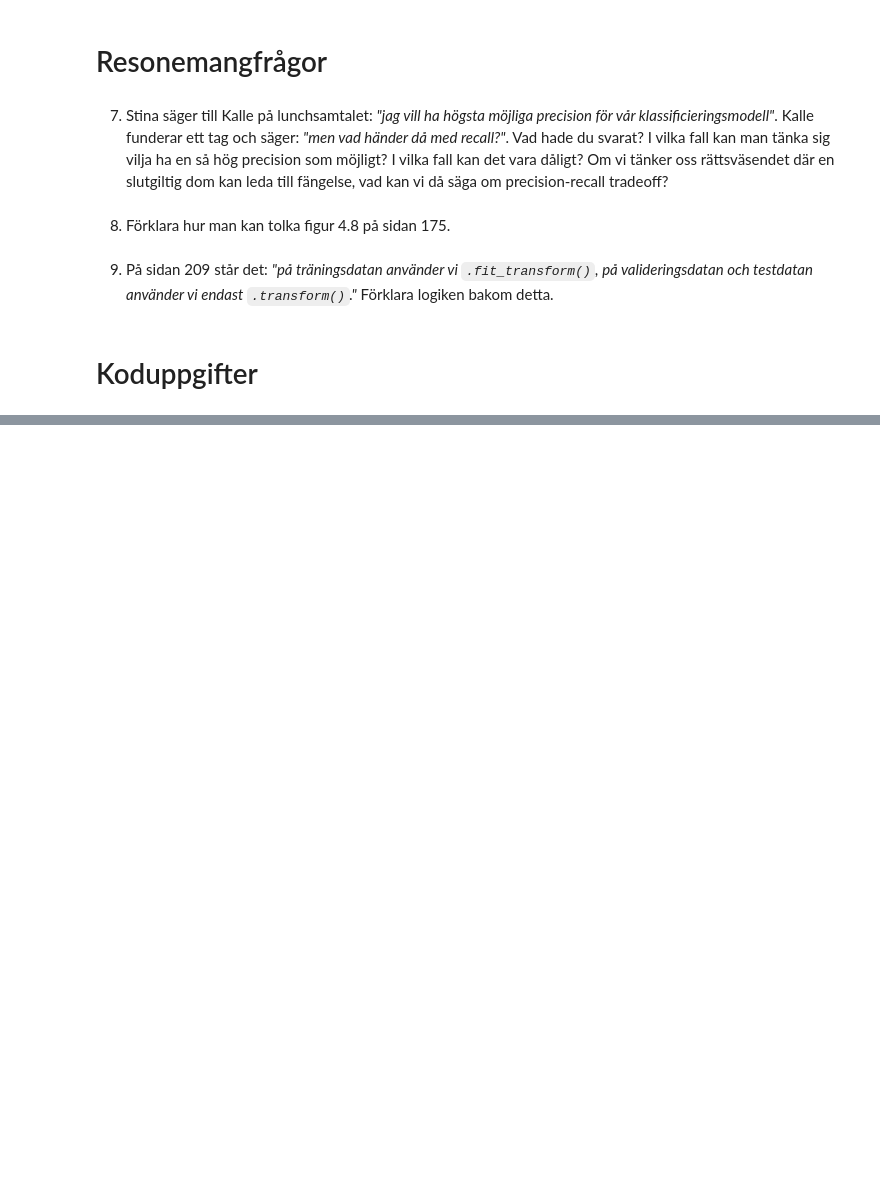
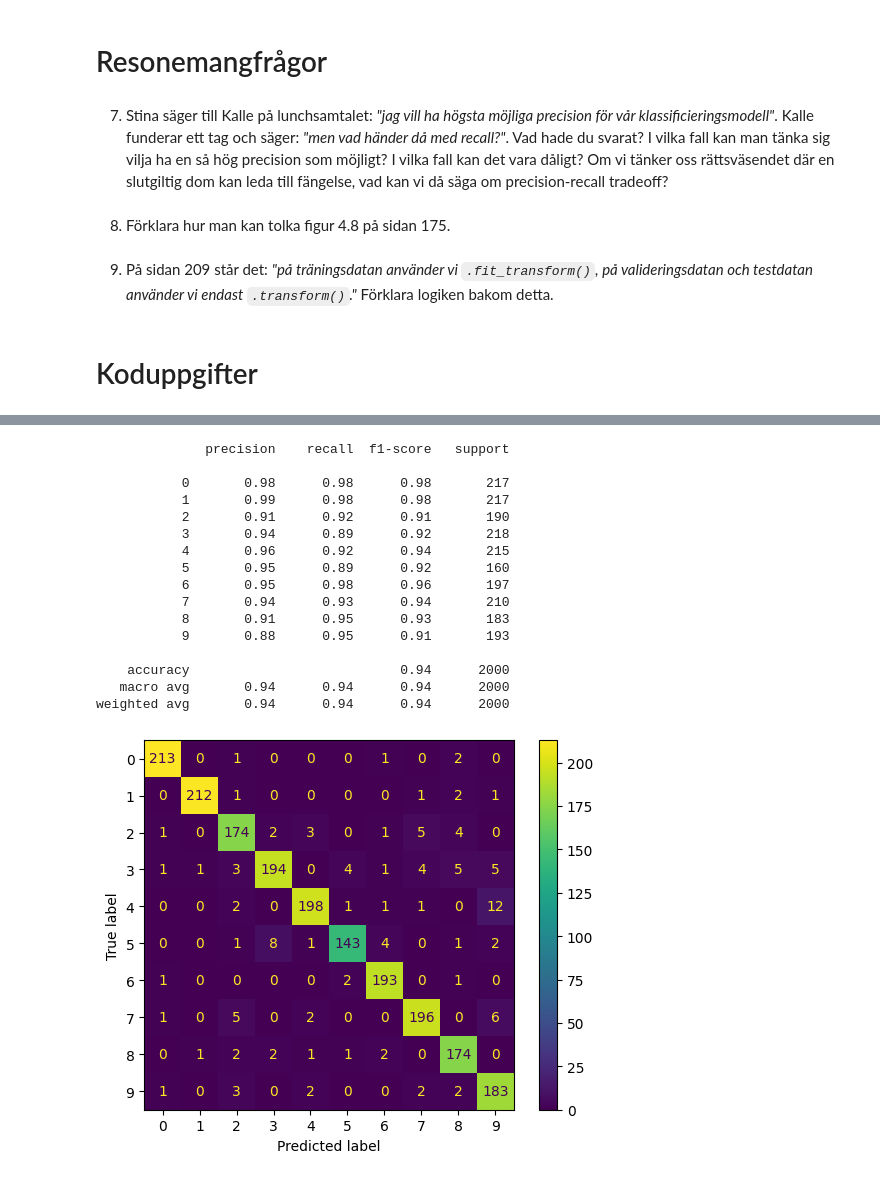
Before and after one commit to stuNero/ai_bok_ovn_uppgifter, a Jupyter notebook: kapitel/kap_4.ipynb, the cells around one changed output, grey strips where cells are left out. Cells and saved outputs as stored; diff of their text form; code cells hidden in the pictures; blank space fills up the shorter version.

```diff
--- a/kapitel/kap_4.ipynb
+++ b/kapitel/kap_4.ipynb
@@ -102,0 +148,4 @@ Exempel på hur denna typ av projekt kan se ut: [LinkedIn-inlägg](https://www.l
+# %%
+def display_confusion_matrix(y_true, y_pred):
+    cm = confusion_matrix(y_true, y_pred)
+    ConfusionMatrixDisplay(cm) .plot()
@@ -102,0 +208,22 @@ Exempel på hur denna typ av projekt kan se ut: [LinkedIn-inlägg](https://www.l
+# %%
+et_pred_val = extra_trees_clf.predict(X_val)
+display_confusion_matrix(y_val, et_pred_val)
+print(classification_report(y_val, et_pred_val))
+# %% [output]
+              precision    recall  f1-score   support
+
+           0       0.98      0.98      0.98       217
+           1       0.99      0.98      0.98       217
+           2       0.91      0.92      0.91       190
+           3       0.94      0.89      0.92       218
+           4       0.96      0.92      0.94       215
+           5       0.95      0.89      0.92       160
+           6       0.95      0.98      0.96       197
+           7       0.94      0.93      0.94       210
+           8       0.91      0.95      0.93       183
+           9       0.88      0.95      0.91       193
+
+    accuracy                           0.94      2000
+   macro avg       0.94      0.94      0.94      2000
+weighted avg       0.94      0.94      0.94      2000
+[figure, added]
```
Also changed, not shown: parts of 17 cells of this notebook, 5 other files.
